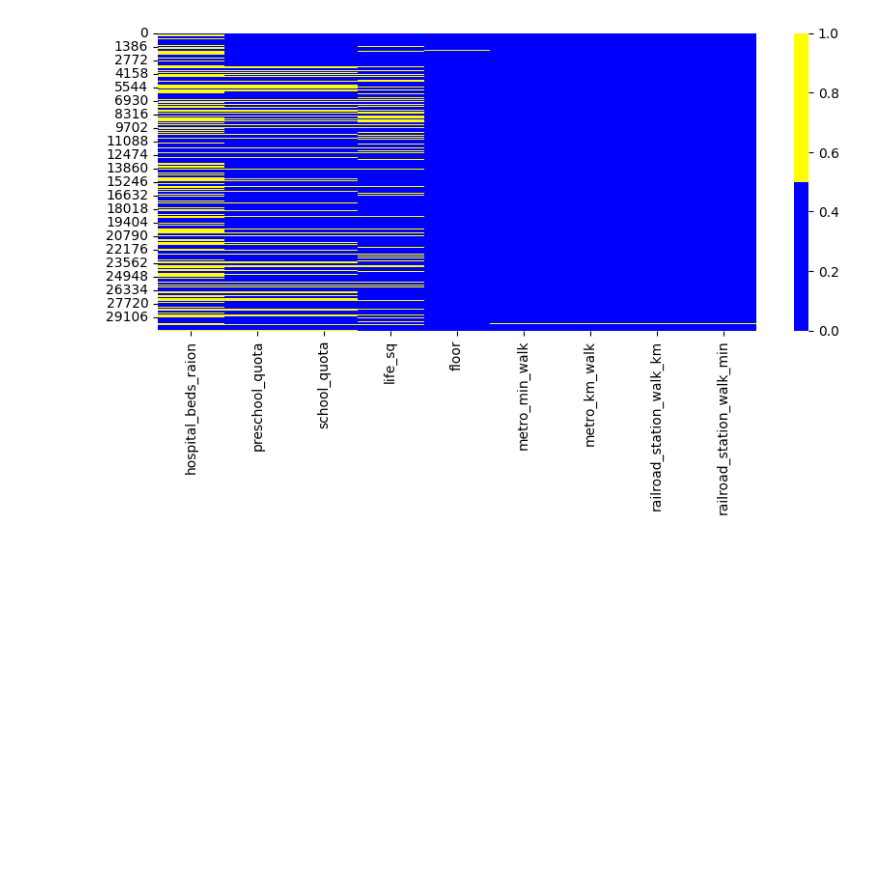
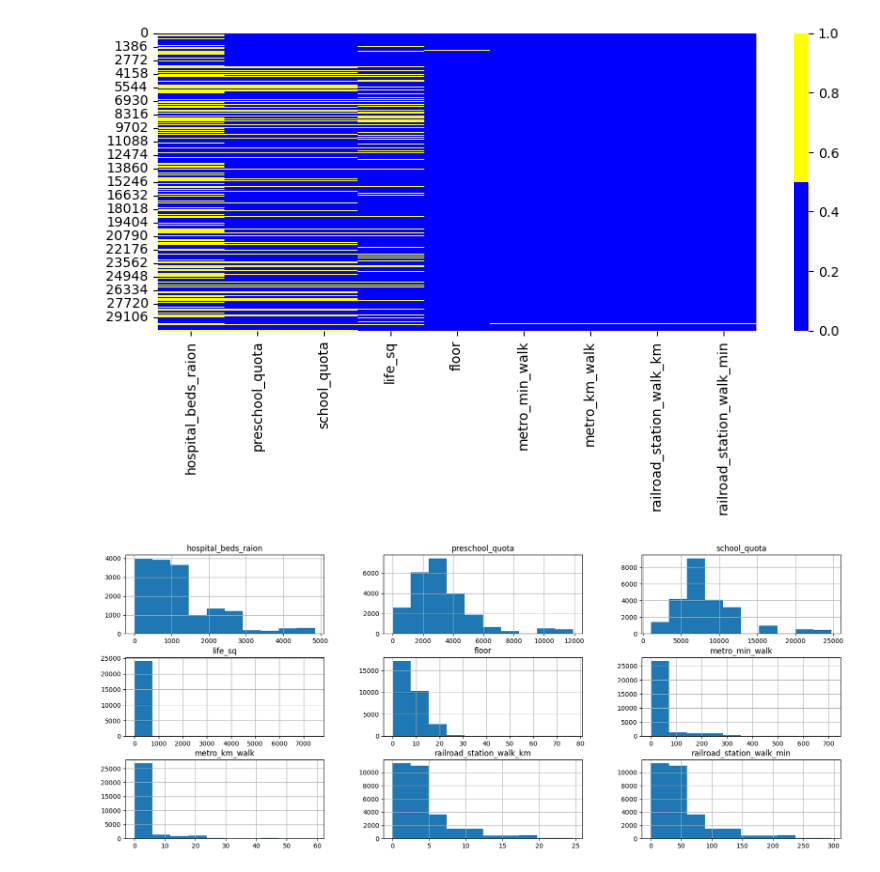
Before and after one commit to shohart/Data-Science-and-Python-learning, a Jupyter notebook: skillfactory plus/python_14 data praparation/data_praparation.ipynb, the cells around one changed output. Drawn from its saved outputs; the diff is of its cells as text; code cells hidden in the pictures; blank space fills up the shorter version.

```diff
--- a/skillfactory plus/python_14 data praparation/data_praparation.ipynb
+++ b/skillfactory plus/python_14 data praparation/data_praparation.ipynb
@@ -82,0 +89,5 @@ ax = sns.heatmap(
+# %%
+cols = cols_with_null.index
+sber_data[cols].hist(figsize=(20, 8));
+# %% [output]
+[figure, added]
```
Also changed, not shown: parts of 8 cells of this notebook, 1 other file.
